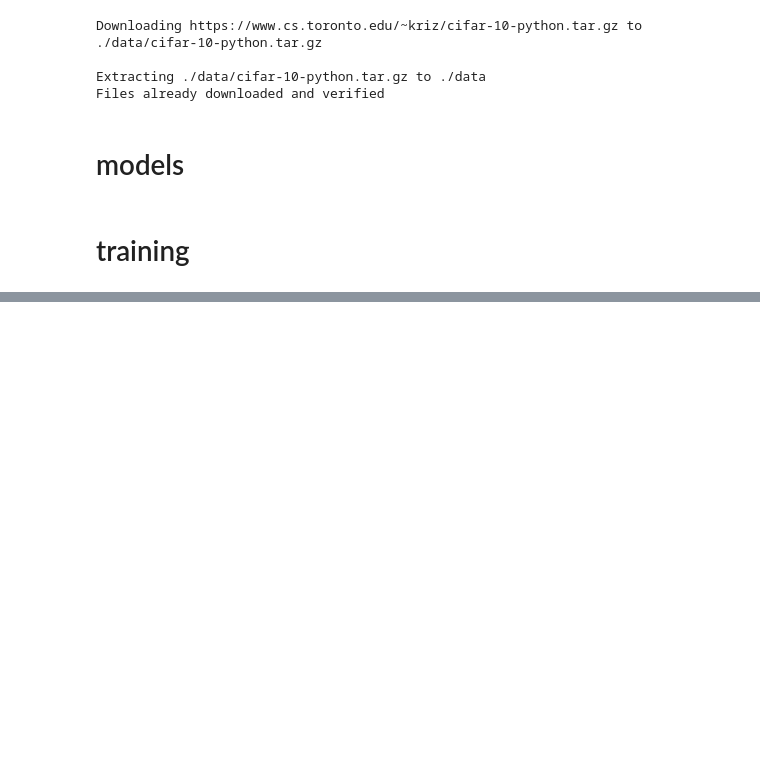
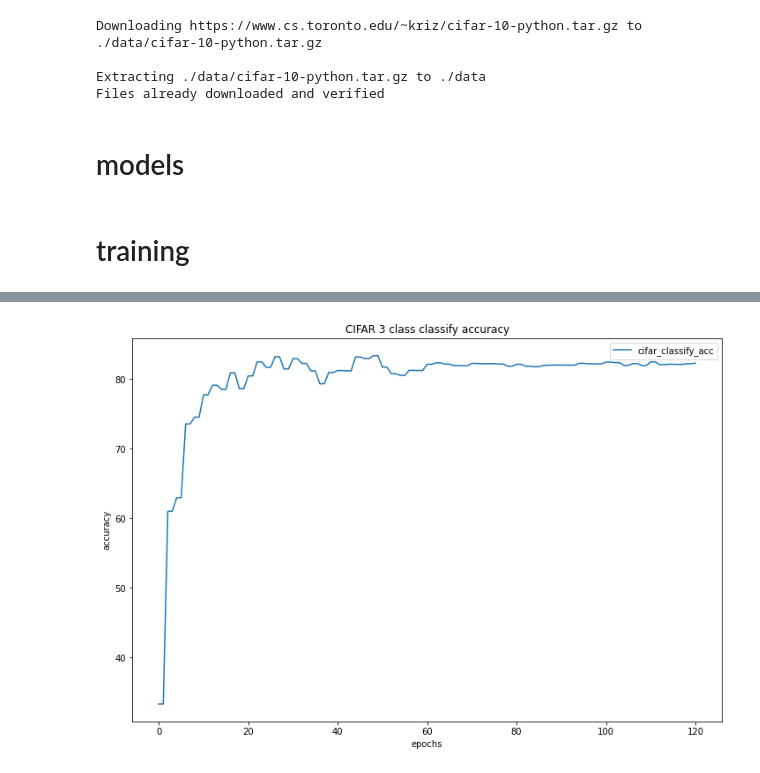
Before and after one commit to lnpandey/IITM_Research_Interpretability_of_Attention_Networks, a Jupyter notebook: 1_Attention_Mosaic/3. stage_wise_training/alternate_minimization/on CIFAR data/where_what_1/where_what_every_1_rmsprop_1.ipynb, the cells around one changed output, grey strips where cells are left out. Cells and saved outputs as stored; diff of their text form; code cells hidden in the pictures; blank space fills up the shorter version.

```diff
--- a/1_Attention_Mosaic/3. stage_wise_training/alternate_minimization/on CIFAR data/where_what_1/where_what_every_1_rmsprop_1.ipynb
+++ b/1_Attention_Mosaic/3. stage_wise_training/alternate_minimization/on CIFAR data/where_what_1/where_what_every_1_rmsprop_1.ipynb
@@ -402,4 +427,24 @@ validation epoch: [120 ] loss: 0.957 correct: 7314.000, total: 10000.000, accura
 Finished Training run
+# %%
+fig = plt.figure(figsize = (12,8))
+vline_list = np.arange(every_what_epoch, epoch + every_what_epoch, every_what_epoch)
+# train_loss = np.random.randn(340)
+# test_loss = np.random.randn(340)
+epoch_list = np.arange(0, epoch+2)
+plt.plot(epoch_list, cifar_classify_acc , label='cifar_classify_acc')
+#plt.plot(epoch_list,loss_curi_tst, label='test_loss')
+
+# plt.legend(loc='center left', bbox_to_anchor=(1, 0.5))
+plt.legend()
+plt.xlabel("epochs")
+plt.ylabel("accuracy")
+#plt.vlines(vline_list,min(min(loss_curi_tr),min(loss_curi_tst)), max(max(loss_curi_tst),max(loss_curi_tr)),linestyles='dotted')
+plt.title("CIFAR 3 class classify accuracy")
+plt.show()
+fig.savefig("cifar_classify_acc_every_1_plot.pdf")
+fig.savefig("cifar_classify_acc_every_1_plot.png")
+# %% [output]
+[figure, added]
 # %%
 fig = plt.figure(figsize = (12,8))
 vline_list = np.arange(every_what_epoch, epoch + every_what_epoch, every_what_epoch)
```
Also changed, not shown: parts of 9 cells of this notebook, 48 other files.
